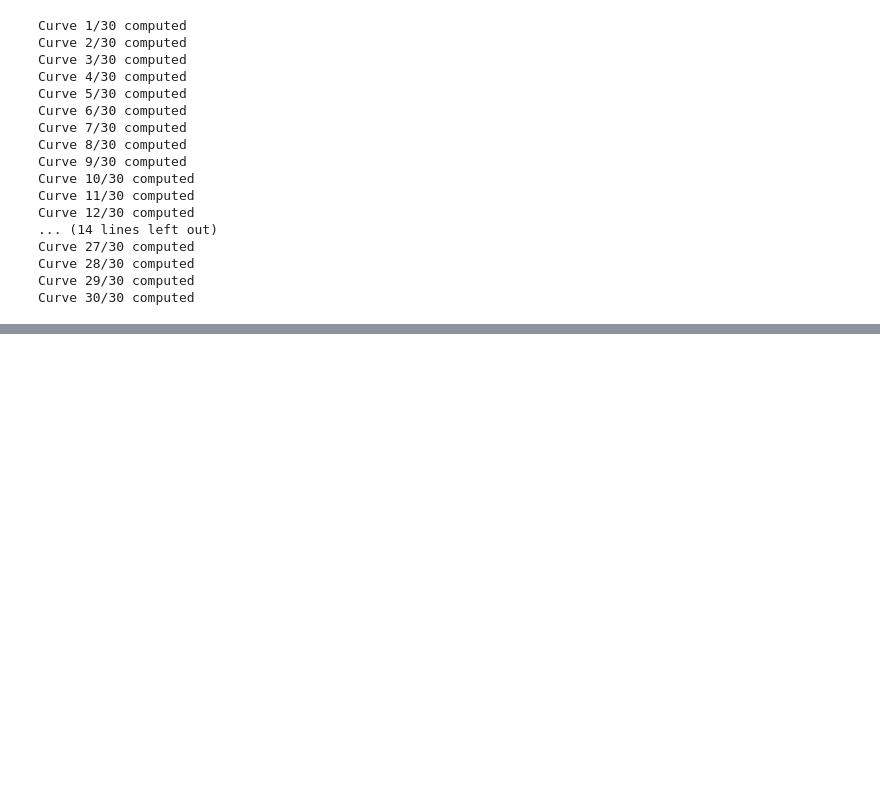
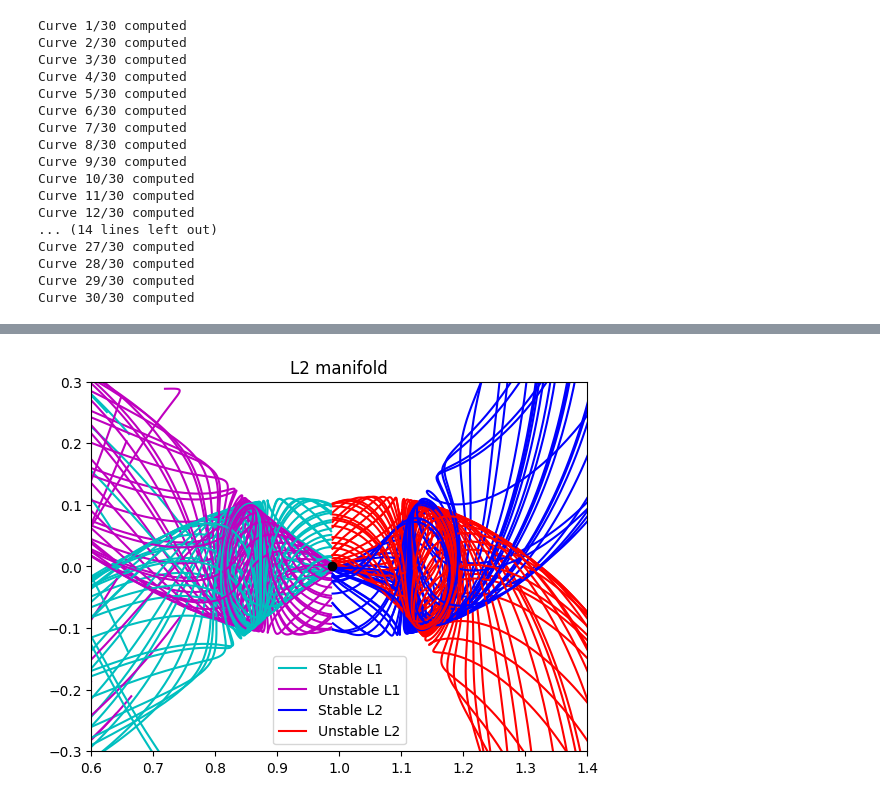
Before and after one commit to Meoli96/Trajectory, a Jupyter notebook: Ex1/test1_2.ipynb, the cells around one changed output, grey strips where cells are left out. Saved outputs shown, nothing was run; the diff lists cells and outputs as text; code cells hidden in the pictures; blank space fills up the shorter version.

```diff
--- a/Ex1/test1_2.ipynb
+++ b/Ex1/test1_2.ipynb
@@ -133,0 +143,22 @@ plt.show()
+# %%
+plt.figure()
+for i in range(len(cutsL2)):
+    if i == 0:
+        plt.plot(cuts[i][0], cuts[i][1], "c", label="Stable L1")
+        plt.plot(cutu[i][0], cutu[i][1], "m", label="Unstable L1")
+        plt.plot(cutsL2[i][0], cutsL2[i][1], "b", label="Stable L2")
+        plt.plot(cutuL2[i][0], cutuL2[i][1], "r", label="Unstable L2")
+    else:
+        plt.plot(cuts[i][0], cuts[i][1], "c")
+        plt.plot(cutu[i][0], cutu[i][1], "m")
+        plt.plot(cutsL2[i][0], cutsL2[i][1], "b")
+        plt.plot(cutuL2[i][0], cutuL2[i][1], "r")
+
+plt.plot([1-muEM], [0], "ko")
+plt.xlim(0.6, 1.4)
+plt.ylim(-0.3, 0.3)
+plt.legend()
+plt.title("L2 manifold")
+plt.show()
+# %% [output]
+[figure, added]
```
Also changed, not shown: parts of 10 cells of this notebook, 1 other file.
